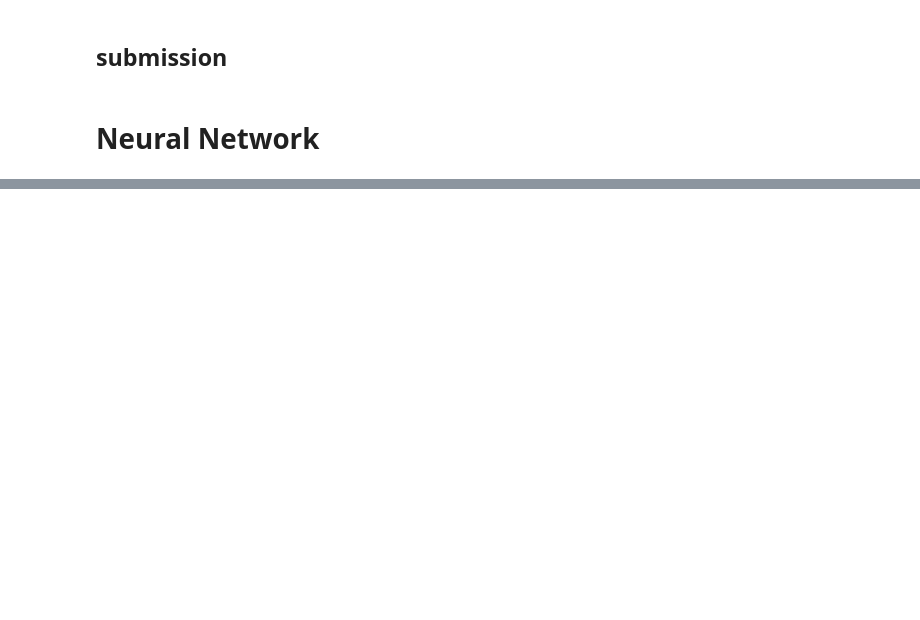
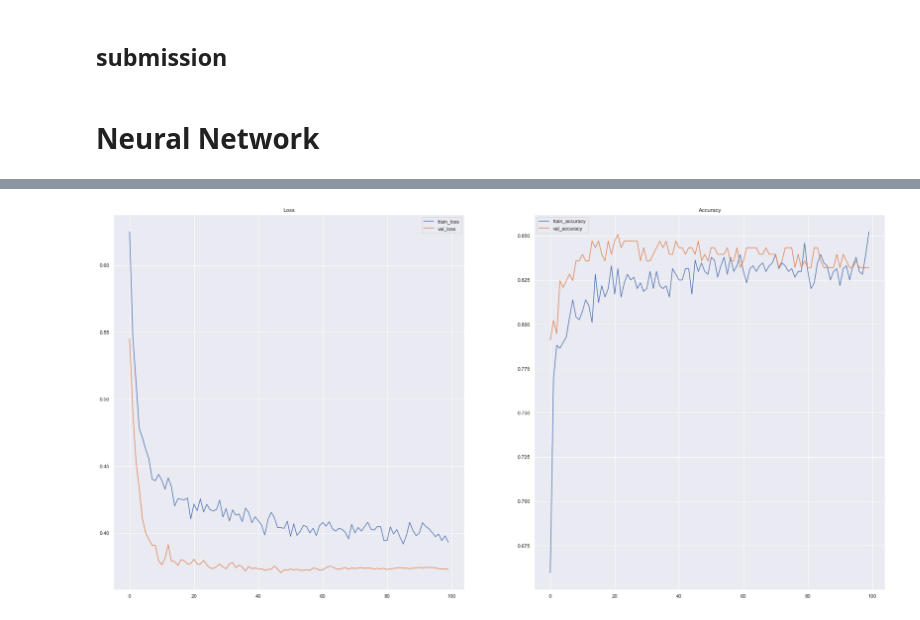
Before and after one commit to ssaeed85/dsc-Titanic-KaggleCompetition, a Jupyter notebook: Notebook.ipynb, the cells around one changed output, grey strips where cells are left out. Drawn from its saved outputs; the diff is of its cells as text; code cells hidden in the pictures; blank space fills up the shorter version.

```diff
--- a/Notebook.ipynb
+++ b/Notebook.ipynb
@@ -406,12 +481,16 @@ from tensorflow.keras.layers import Dense,Dropout
 # %%
-model = Sequential()
-model.add(Dense(10,activation='relu'))
-model.add(Dense(20,activation='relu'))
-model.add(Dropout(0.1))
-model.add(Dense(1,activation='sigmoid'))
+model = models.Sequential()
+model.add(layers.Dense(10,activation='relu'))
+model.add(layers.Dense(20,activation='relu'))
+model.add(layers.Dense(30,activation='relu'))
+model.add(layers.Dropout(0.2))
+model.add(layers.Dense(20,activation='relu'))
+model.add(layers.Dense(10,activation='relu'))
+model.add(layers.Dense(1,activation='sigmoid'))
 # %%
-model.compile(optimizer='rmsprop',
+model.compile(optimizer=optimizers.Adam(learning_rate=0.001),
               loss='binary_crossentropy',
-              metrics=['accuracy'])
+              metrics=['accuracy',
+                       Precision(),
+                       Recall()
+                       ])
-# %%
-model.fit(X, y, epochs=400, batch_size=10, verbose=2, validation_split = 0.2)
@@ -436,0 +497,18 @@ Epoch 400/400
+# %%
+def scheduler(epoch, lr):
+    if epoch < 10:
+        return lr
+    else:
+        return lr * tf.math.exp(-0.03)
+
+
+
+
+
+lr_schd_cb = tf.keras.callbacks.LearningRateScheduler(scheduler)
+results = model.fit(X, y,
+                    epochs=100,
+                    batch_size=10,
+                    verbose=2,
+                    validation_split = 0.3,
+                    callbacks=[lr_schd_cb])
@@ -436,0 +533,4 @@ Epoch 400/400
+# %%
+display_model_trainTestGraphs(results)
+# %% [output]
+[figure, added]
```
Also changed, not shown: parts of 25 cells of this notebook.
